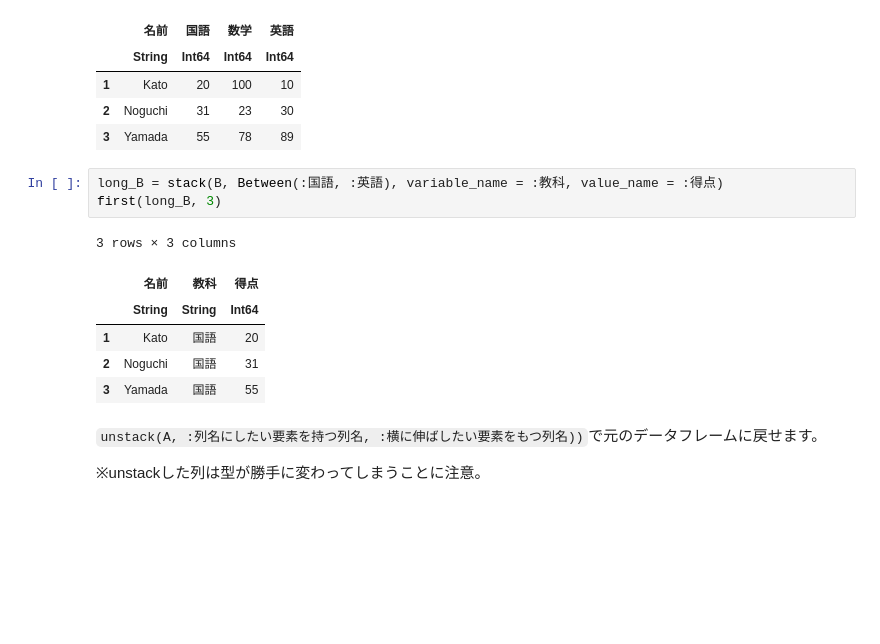
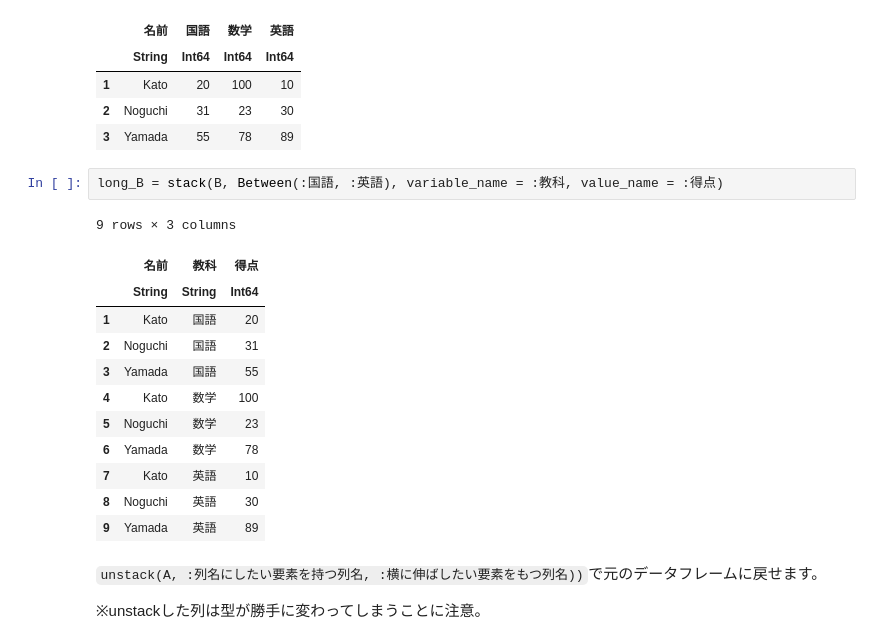
Before and after one commit to takuizum/julia, a Jupyter notebook: jupyter/DataFrames_v_0_22_0.ipynb, the cells around one changed output. Saved outputs shown, nothing was run; the diff lists cells and outputs as text; blank space fills up the shorter version.

```diff
--- a/jupyter/DataFrames_v_0_22_0.ipynb
+++ b/jupyter/DataFrames_v_0_22_0.ipynb
@@ -354,14 +373,19 @@ B
 | 3 | Yamada | 55 | 78 | 89 |
 # %%
 long_B = stack(B, Between(:国語, :英語), variable_name = :教科, value_name = :得点)
-first(long_B, 3)
 # %% [output]
-3 rows × 3 columns
+9 rows × 3 columns
 |  | 名前 | 教科 | 得点 |
 |  | String | String | Int64 |
 | 1 | Kato | 国語 | 20 |
 | 2 | Noguchi | 国語 | 31 |
 | 3 | Yamada | 国語 | 55 |
+| 4 | Kato | 数学 | 100 |
+| 5 | Noguchi | 数学 | 23 |
+| 6 | Yamada | 数学 | 78 |
+| 7 | Kato | 英語 | 10 |
+| 8 | Noguchi | 英語 | 30 |
+| 9 | Yamada | 英語 | 89 |
 # %% [markdown]
 `unstack(A, :列名にしたい要素を持つ列名, :横に伸ばしたい要素をもつ列名))`で元のデータフレームに戻せます。
 
```
Also changed, not shown: parts of 36 cells of this notebook.
